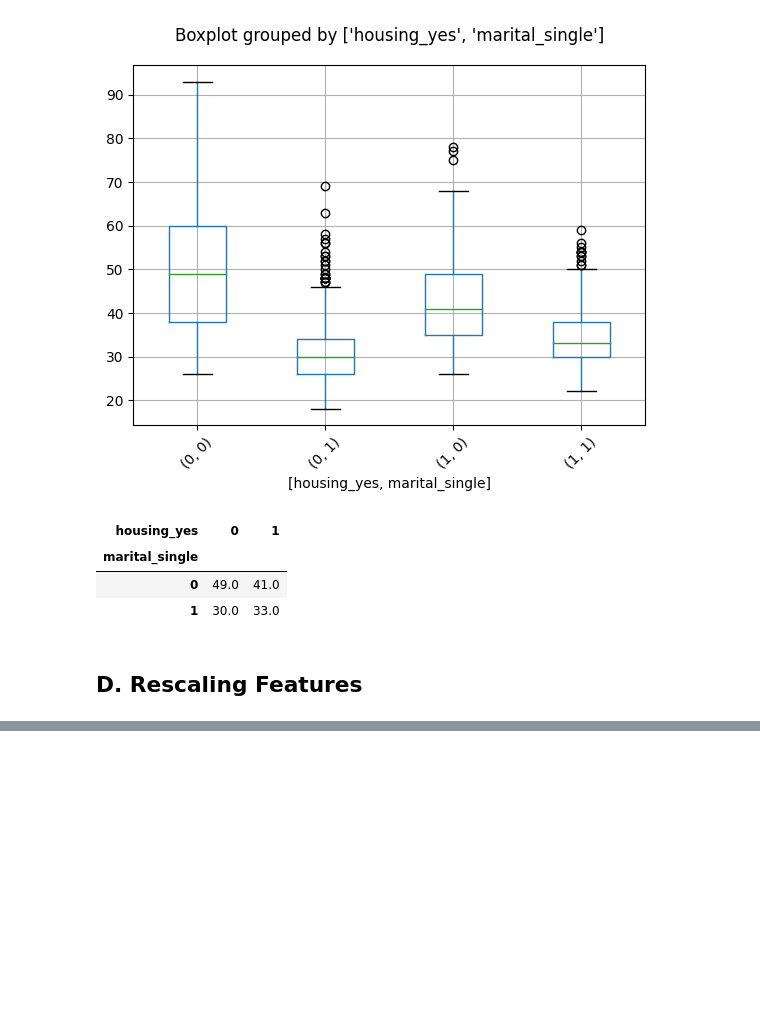
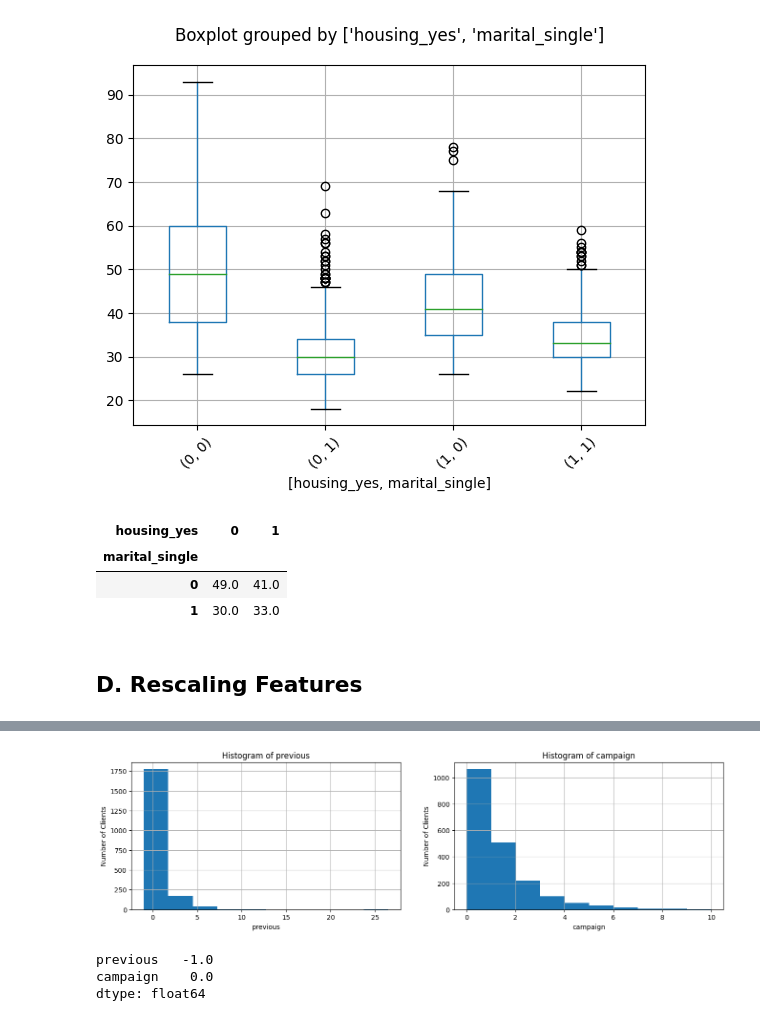
Before and after one commit to ishalazo/CS4168-DataMining-Labs, a Jupyter notebook: Lab2/lab2.ipynb, the cells around one changed output, grey strips where cells are left out. Drawn from its saved outputs; the diff is of its cells as text; code cells hidden in the pictures; blank space fills up the shorter version.

```diff
--- a/Lab2/lab2.ipynb
+++ b/Lab2/lab2.ipynb
@@ -200,0 +211,27 @@ df['education'] = df['education']/3
+# %%
+# Create figure with two subplots
+fig = plt.figure(figsize=(16,4))
+
+# Plot previous
+ax1 = fig.add_subplot(1, 2, 1)
+ax1.set_title("Histogram of previous")
+ax1.set_xlabel('previous')
+ax1.set_ylabel('Number of Clients')
+df['previous'].hist(bins=10)
+
+# Plot campaign
+ax3 = fig.add_subplot(1, 2, 2)
+ax3.set_title("Histogram of campaign")
+ax3.set_xlabel('campaign')
+ax3.set_ylabel('Number of Clients')
+df['campaign'].hist(bins=10)
+
+plt.show()
+# %% [output]
+[figure, added]
+# %%
+df[['previous', 'campaign']].min()
+# %% [output]
+previous   -1.0
+campaign    0.0
+dtype: float64
```
Also changed, not shown: parts of 11 cells of this notebook.
